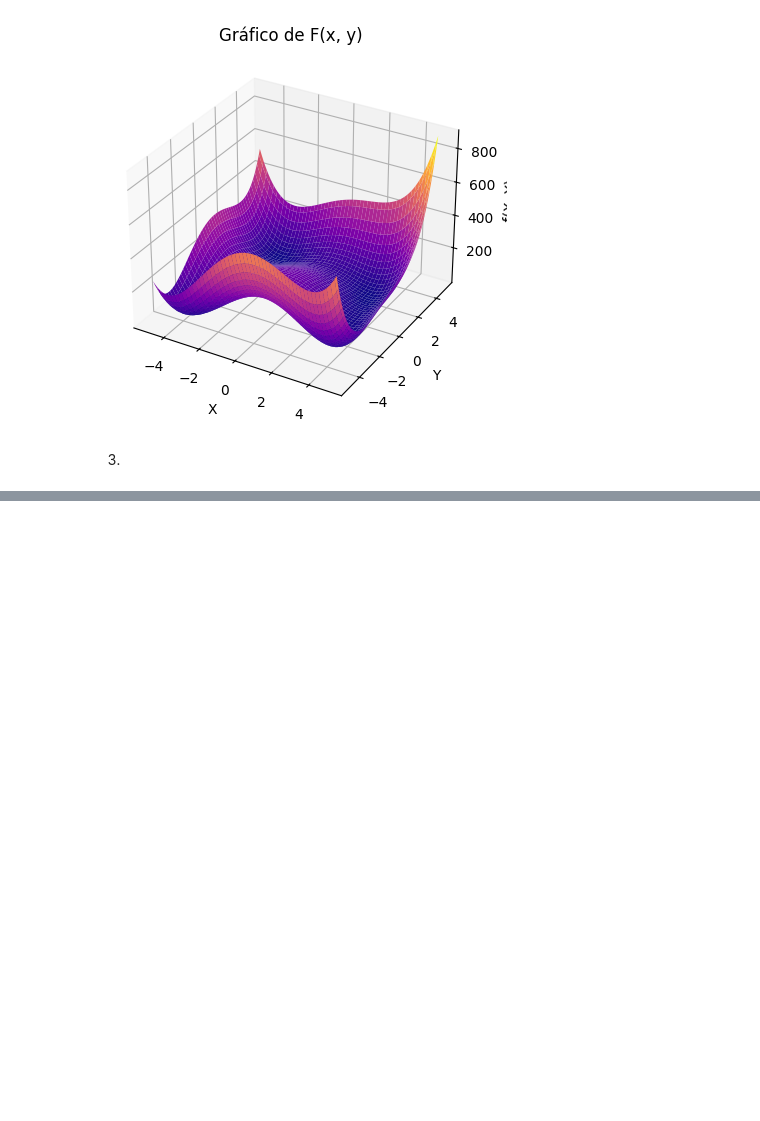
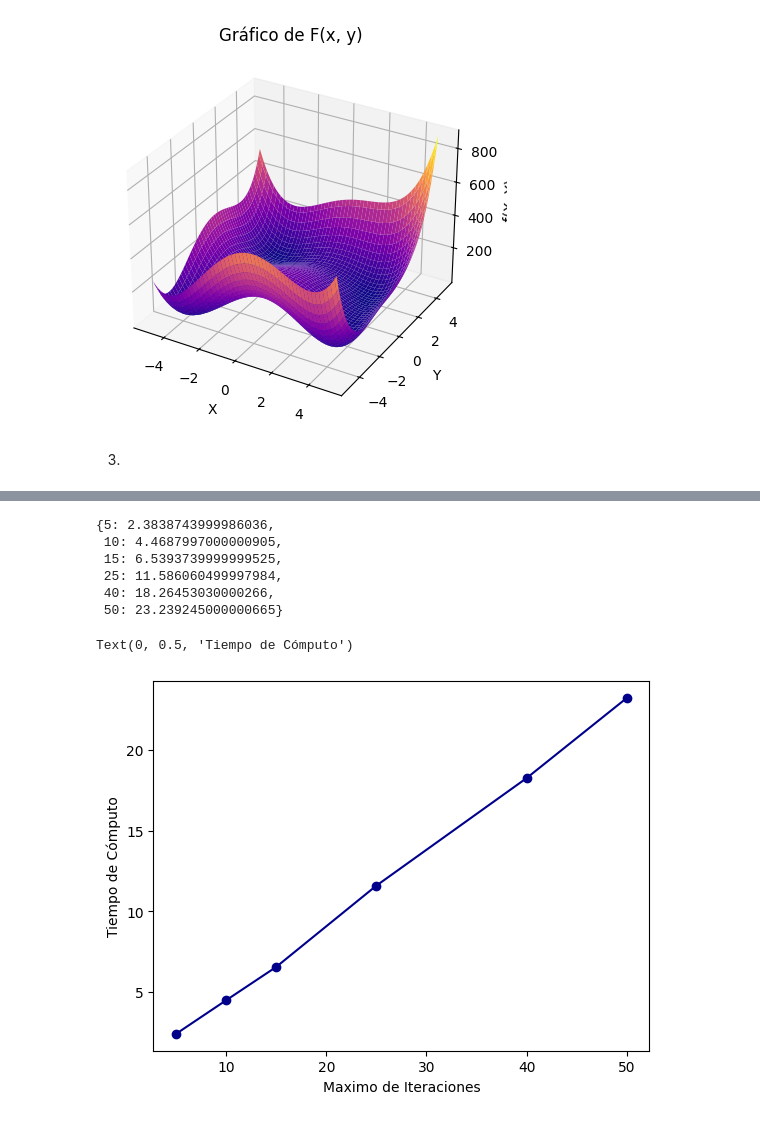
Before and after one commit to kkyouma/optimizacion, a Jupyter notebook: C6/newton_raphson_multivariable.ipynb, the cells around one changed output, grey strips where cells are left out. Cells and saved outputs as stored; diff of their text form; code cells hidden in the pictures; blank space fills up the shorter version.

Commit message:
add time counter and list of iterations

```diff
--- a/C6/newton_raphson_multivariable.ipynb
+++ b/C6/newton_raphson_multivariable.ipynb
@@ -174,13 +174,14 @@ def gradient_descent_method(
     tol: int = 0.01,
     min_value: float = 1e9,
     max_iter: int = 100,
-) -> None:
+) -> list:
 
     expression = function(*variables)
     grad = [sp.diff(expression, var) for var in variables]
 
+    count = 0
 
-    count = 0
+    solutions = []
     for _ in range(max_iter):
         count += 1
 
@@ -191,12 +192,14 @@ def gradient_descent_method(
             print(
                 f"Valor de la funcion: {current_value}\nIteraciones: {count}\nPunto {tuple(point)}"
             )
+            solutions.append(current_value)
             break
 
         min_value = current_value
 
         point = np.array(point, dtype="float") - alpha * J  # Se aplica la formula y se actualiza el punto
 
+    return solutions
 f5 = lambda x,y: x**2 + y**2
 
 gradient_descent_method(f5, (x, y), [1, 10])
@@ -267,13 +281,15 @@ plt.show()
 # %% [markdown]
 3.
 # %%
+(x, y, z, w, v) = sp.var("x y z w v")
+
 f6 = lambda x, y, z, w, v: x + 2 * y**2 + z - w * v
-gradient_method_random(
-    f6,
-    (x, y, z, w, v),
-    initial_bounds=(-20.0, 20.0),
-    alpha=0.001,
-    tol=0.1,
-    max_iter=500,
-    num_random_points=100,
-)
+# gradient_method_random(
+#     f6,
+# (x, y, z, w, v),
+#     initial_bounds=(-20.0, 20.0),
+#     alpha=0.001,
+#     tol=0.1,
+#     max_iter=500,
+#     num_random_points=100,
+# )
@@ -282,0 +298,10 @@ Can't calculate derivative wrt -v*w + z + 45.0.
+# %%
+times = gradient_method_random(
+    f6,
+(x, y, z, w, v),
+    initial_bounds=(-20.0, 20.0),
+    alpha=0.001,
+    tol=0.1,
+    max_iter=[5, 10, 15, 25, 40, 50],
+    num_random_points=100,
+)
@@ -282,0 +326,16 @@ Can't calculate derivative wrt -v*w + z + 45.0.
+# %%
+times
+# %% [output]
+{5: 2.3838743999986036,
+ 10: 4.4687997000000905,
+ 15: 6.5393739999999525,
+ 25: 11.586060499997984,
+ 40: 18.26453030000266,
+ 50: 23.239245000000665}
+# %%
+plt.plot(times.keys(), times.values(), "o-", color = "darkblue")
+plt.xlabel("Maximo de Iteraciones")
+plt.ylabel("Tiempo de Cómputo")
+# %% [output]
+Text(0, 0.5, 'Tiempo de Cómputo')
+[figure, added]
```
Also changed, not shown: parts of 8 cells of this notebook.
